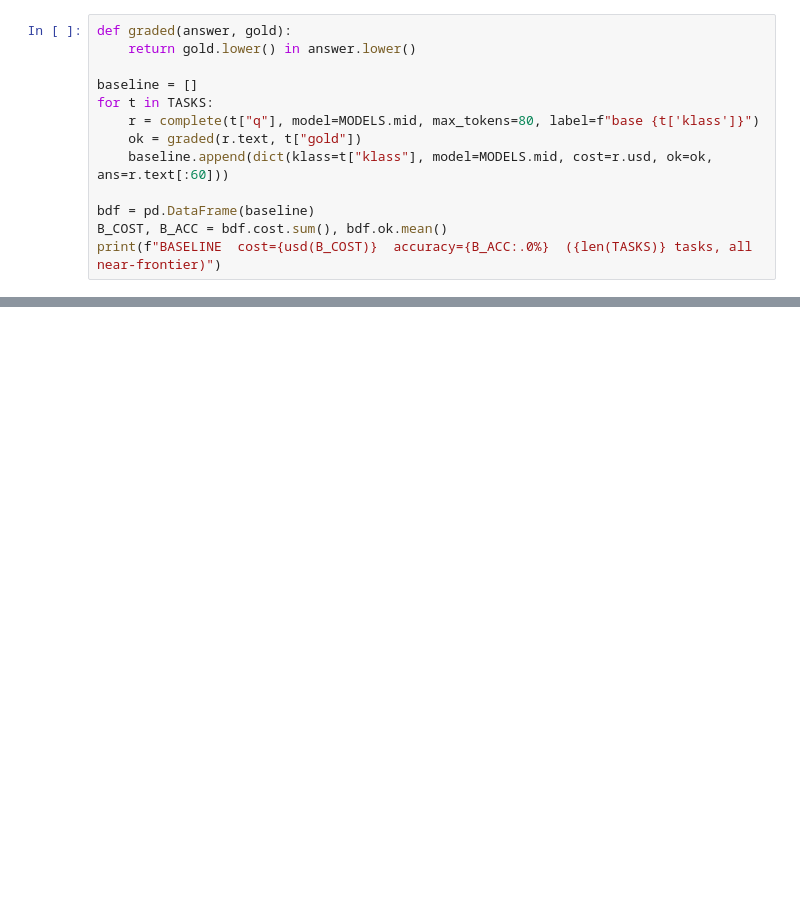
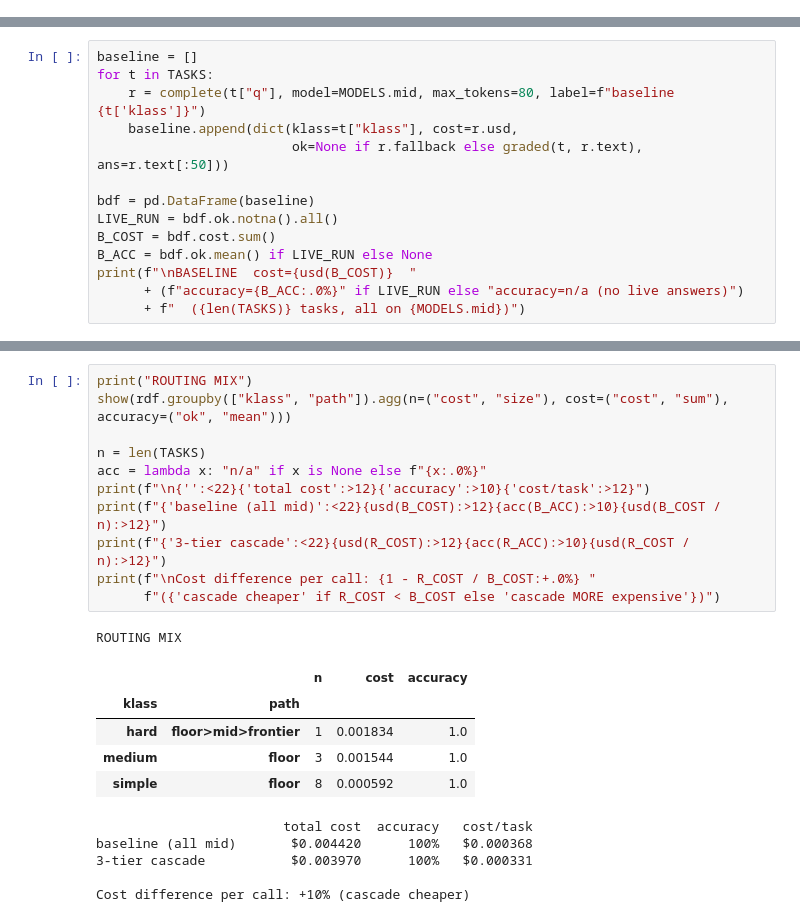
Before and after one commit to tatwan/ai_cost_management_course, a Jupyter notebook: notebooks/06_routing_cascade.ipynb, the cells around one changed output, grey strips where cells are left out. Saved outputs shown, nothing was run; the diff lists cells and outputs as text; blank space fills up the shorter version.

```diff
--- a/notebooks/06_routing_cascade.ipynb
+++ b/notebooks/06_routing_cascade.ipynb
@@ -126,13 +0,0 @@ print(f"{len(TASKS)} tasks: ", pd.Series([t["klass"] for t in TASKS]).value_coun
-# %%
-def graded(answer, gold):
-    return gold.lower() in answer.lower()
-
-baseline = []
-for t in TASKS:
-    r = complete(t["q"], model=MODELS.mid, max_tokens=80, label=f"base {t['klass']}")
-    ok = graded(r.text, t["gold"])
-    baseline.append(dict(klass=t["klass"], model=MODELS.mid, cost=r.usd, ok=ok, ans=r.text[:60]))
-
-bdf = pd.DataFrame(baseline)
-B_COST, B_ACC = bdf.cost.sum(), bdf.ok.mean()
-print(f"BASELINE  cost={usd(B_COST)}  accuracy={B_ACC:.0%}  ({len(TASKS)} tasks, all near-frontier)")
@@ -333,0 +141,14 @@ Ship the quality gate in the same pull request as the router.
+# %%
+baseline = []
+for t in TASKS:
+    r = complete(t["q"], model=MODELS.mid, max_tokens=80, label=f"baseline {t['klass']}")
+    baseline.append(dict(klass=t["klass"], cost=r.usd,
+                         ok=None if r.fallback else graded(t, r.text), ans=r.text[:50]))
+
+bdf = pd.DataFrame(baseline)
+LIVE_RUN = bdf.ok.notna().all()
+B_COST = bdf.cost.sum()
+B_ACC = bdf.ok.mean() if LIVE_RUN else None
+print(f"\nBASELINE  cost={usd(B_COST)}  "
+      + (f"accuracy={B_ACC:.0%}" if LIVE_RUN else "accuracy=n/a (no live answers)")
+      + f"  ({len(TASKS)} tasks, all on {MODELS.mid})")
@@ -333,0 +261,23 @@ Ship the quality gate in the same pull request as the router.
+# %%
+print("ROUTING MIX")
+show(rdf.groupby(["klass", "path"]).agg(n=("cost", "size"), cost=("cost", "sum"), accuracy=("ok", "mean")))
+
+n = len(TASKS)
+acc = lambda x: "n/a" if x is None else f"{x:.0%}"
+print(f"\n{'':<22}{'total cost':>12}{'accuracy':>10}{'cost/task':>12}")
+print(f"{'baseline (all mid)':<22}{usd(B_COST):>12}{acc(B_ACC):>10}{usd(B_COST / n):>12}")
+print(f"{'3-tier cascade':<22}{usd(R_COST):>12}{acc(R_ACC):>10}{usd(R_COST / n):>12}")
+print(f"\nCost difference per call: {1 - R_COST / B_COST:+.0%} "
+      f"({'cascade cheaper' if R_COST < B_COST else 'cascade MORE expensive'})")
+# %% [output]
+ROUTING MIX
+|  |  | n | cost | accuracy |
+| klass | path |  |  |  |
+| hard | floor>mid>frontier | 1 | 0.001834 | 1.0 |
+| medium | floor | 3 | 0.001544 | 1.0 |
+| simple | floor | 8 | 0.000592 | 1.0 |
+                        total cost  accuracy   cost/task
+baseline (all mid)       $0.004420      100%   $0.000368
+3-tier cascade           $0.003970      100%   $0.000331
+
+Cost difference per call: +10% (cascade cheaper)
```
Also changed, not shown: parts of 41 cells of this notebook.
